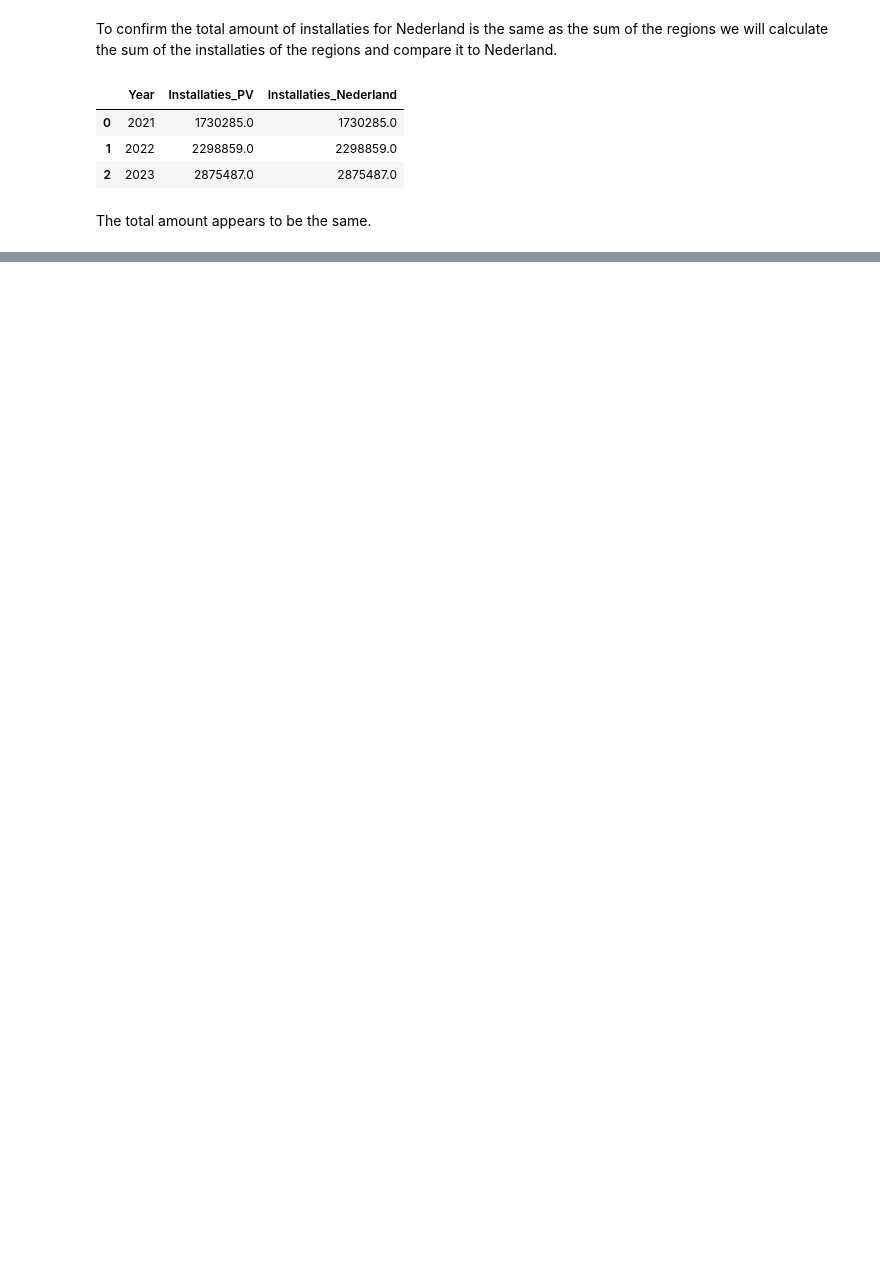
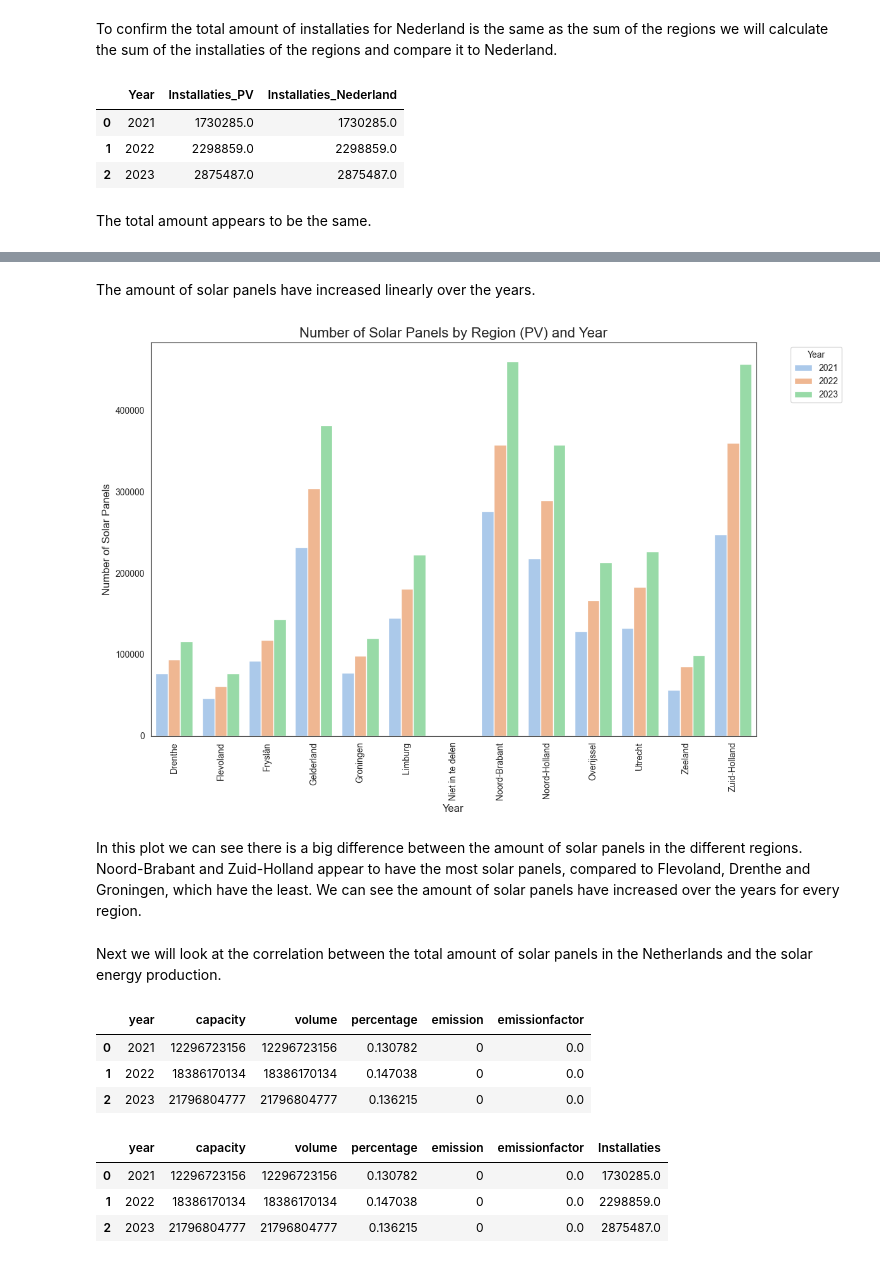
Before and after one commit to estherw66/EnergieOpwek, a Jupyter notebook: eda/SolarProductionEda.ipynb, the cells around one changed output, grey strips where cells are left out. Drawn from its saved outputs; the diff is of its cells as text; code cells hidden in the pictures; blank space fills up the shorter version.

Commit message:
Add solar panel eda and solar panel vs solar production correlations

```diff
--- a/eda/SolarProductionEda.ipynb
+++ b/eda/SolarProductionEda.ipynb
@@ -300,0 +320,59 @@ The total amount appears to be the same.
+# %% [markdown]
+The amount of solar panels have increased linearly over the years.
+# %%
+df_filtered = df_regions[df_regions["Regio's"] != 'Nederland']
+df_filtered.loc[:, "Regio's"] = df_filtered["Regio's"].str.replace(r'\s*\(PV\)', '', regex=True)
+
+plt.figure(figsize=(12, 8))
+
+sns.barplot(
+    data=df_filtered,
+    hue="Year",
+    y="Installaties",
+    x="Regio's",
+    palette="pastel"
+)
+
+plt.title("Number of Solar Panels by Region (PV) and Year", fontsize=16)
+plt.ylabel("Number of Solar Panels", fontsize=12)
+plt.xlabel("Year", fontsize=12)
+plt.xticks(rotation=90)
+plt.legend(title="Year", bbox_to_anchor=(1.05, 1), loc='upper left')
+
+plt.tight_layout()
+plt.show()
+# %% [output]
+[figure, added]
+# %% [markdown]
+In this plot we can see there is a big difference between the amount of solar panels in the different regions. Noord-Brabant and Zuid-Holland appear to have the most solar panels, compared to Flevoland, Drenthe and Groningen, which have the least. We can see the amount of solar panels have increased over the years for every region.
+# %% [markdown]
+Next we will look at the correlation between the total amount of solar panels in the Netherlands and the solar energy production.
+# %%
+df['year'] = df['date'].dt.year
+
+df_yearly = df.groupby('year', as_index=False).agg({
+    'capacity': 'sum',
+    'volume': 'sum',
+    'percentage': 'mean',
+    'emission': 'sum',
+    'emissionfactor': 'mean'
+})
+
+df_yearly
+# %% [output]
+|  | year | capacity | volume | percentage | emission | emissionfactor |
+| 0 | 2021 | 12296723156 | 12296723156 | 0.130782 | 0 | 0.0 |
+| 1 | 2022 | 18386170134 | 18386170134 | 0.147038 | 0 | 0.0 |
+| 2 | 2023 | 21796804777 | 21796804777 | 0.136215 | 0 | 0.0 |
+# %%
+solar_panels_nederland = df_regions.copy()
+solar_panels_nederland = solar_panels_nederland[solar_panels_nederland["Regio's"] == 'Nederland']
+solar_panels_nederland.rename(columns={'Year': 'year'}, inplace=True)
+
+df_merged = pd.merge(df_yearly, solar_panels_nederland[['year', 'Installaties']], on='year', how='left', suffixes=('_Yearly', '_Nederland'))
+df_merged
+# %% [output]
+|  | year | capacity | volume | percentage | emission | emissionfactor | Installaties |
+| 0 | 2021 | 12296723156 | 12296723156 | 0.130782 | 0 | 0.0 | 1730285.0 |
+| 1 | 2022 | 18386170134 | 18386170134 | 0.147038 | 0 | 0.0 | 2298859.0 |
+| 2 | 2023 | 21796804777 | 21796804777 | 0.136215 | 0 | 0.0 | 2875487.0 |
```
Also changed, not shown: parts of 12 cells of this notebook, 1 other file.
